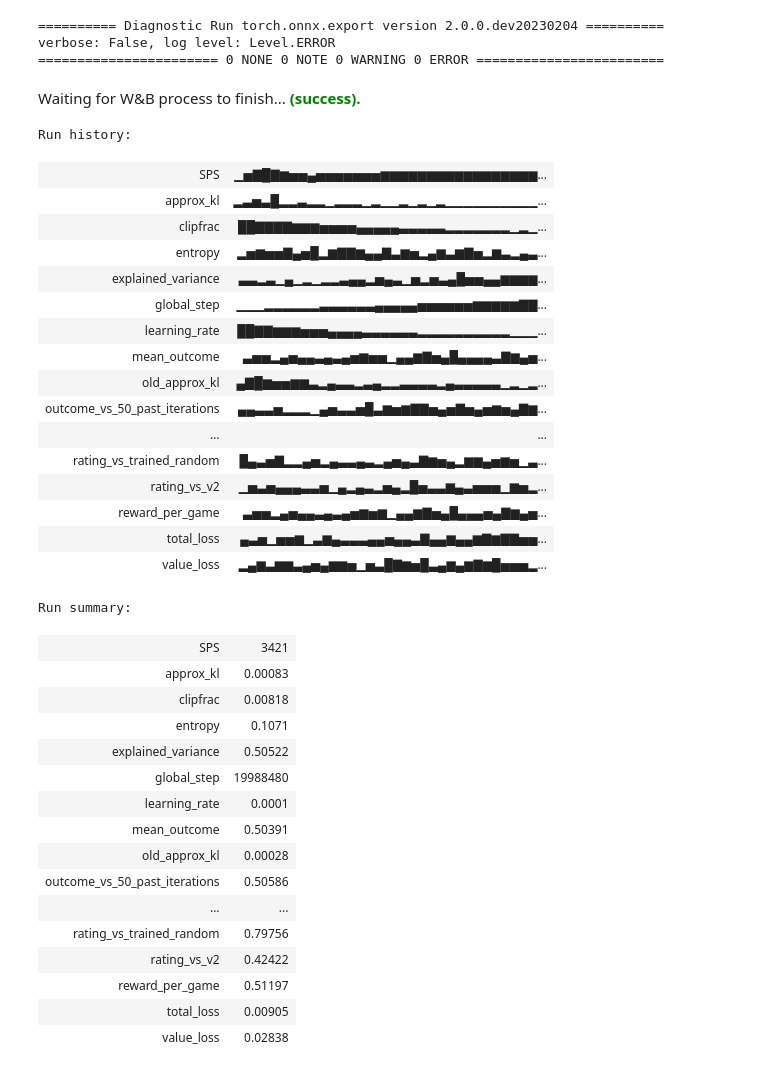
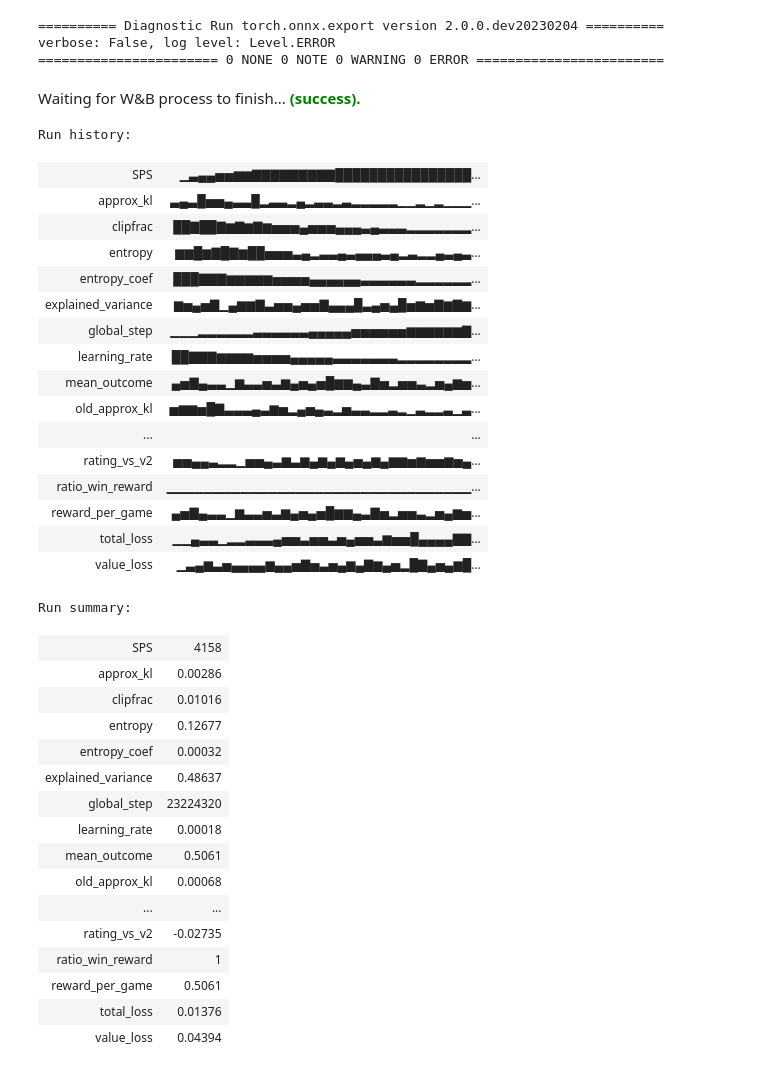
Before and after one commit to LetteraUnica/BriscolaBot, a Jupyter notebook: briscola.ipynb, the cells around one changed output. Cells and saved outputs as stored; diff of their text form; code cells hidden in the pictures.

Commit message:
add only_win_reward.pt

```diff
--- a/briscola.ipynb
+++ b/briscola.ipynb
@@ -32,21 +32,22 @@ params = {
     "n_envs" : 2048,
     "n_steps": Constants.deck_cards // 2,
     "lr": 1e-3,
-    "lr_decay": 0.995,
+    "lr_decay": 0.997,
     "lr_min": 1e-4,
-    "mini_batch_size": 1024,
-    "total_timesteps": 20_000_000,
+    "mini_batch_size": 2048,
+    "total_timesteps": 50_000_000,
     "gamma": 1.,
-    "lambda": 0.95,
+    "lambda": 0.9,
     "update_epochs": 2,
     "clip_coef": 0.2,
     "normalize_advantage": True,
     "clip_value_loss": True,
     "value_coef": 0.5,
     "entropy_coef": 1e-3,
-    "entropy_decay": 0.995,
+    "entropy_decay": 0.998,
     "max_grad_norm": 0.5,
-    "ratio_win_reward": 0.8,
+    "ratio_win_reward": 1.,
+    "win_reward_increase": 0.0004,
     "n_opponents": 4,
     "self_play_opponents": 2,
     "max_pool_size": 128,
@@ -59,7 +60,7 @@ params["batch_size"] = params["n_envs"] * params["n_steps"]
 params["num_updates"] = params["total_timesteps"] // params["batch_size"]
 # %%
 run = wandb.init(
-        name="continue training 2",
+        name="improve best",
         project="briscolaBot",
         entity="lettera",
         config=params,
@@ -309,45 +288,45 @@ export_to_onnx(greedy_agent)
 verbose: False, log level: Level.ERROR
 ======================= 0 NONE 0 NOTE 0 WARNING 0 ERROR ========================
 # %%
-torch.save(player_policy.state_dict(), 'agent.pt')
+torch.save(player_policy.state_dict(), 'only_win_reward.pt')
 # Save as artifact for version control.
 artifact = wandb.Artifact('model', type='model')
-artifact.add_file('agent.pt')
+artifact.add_file('only_win_reward.pt')
 run.log_artifact(artifact)
 wandb.run.finish()
 # %% [output]
 Waiting for W&B process to finish... (success).
 Run history:
-| SPS | ▁▅▇█▇▆▅▅▄▅▅▅▅▅▅▅▆▆▆▆▆▆▆▆▆▆▆▆▆▆▆▆▆... |
-| approx_kl | ▂▃▅▃█▂▂▃▂▂▁▂▂▂▁▂▁▁▂▁▂▁▂▁▁▁▁▁▁▁▁▁▁... |
-| clipfrac | ██▇▇▇▇▆▆▆▅▅▅▅▄▄▄▄▄▃▃▃▃▃▂▂▂▂▂▂▂▁▂▁... |
-| entropy | ▂▅▆▅▅▇▄▅█▂▆▇▇▆▄▄▇▃▆▅▂▄▆▃▆▇▅▂▆▃▂▄▃... |
-| explained_variance | ▃▃▂▃▁▄▁▂▁▂▂▃▄▄▂▅▄▃▁▅▂▅▃▄█▅▅▄▄▆▆▆▆... |
-| global_step | ▁▁▁▂▂▂▂▂▂▃▃▃▃▃▃▄▄▄▄▄▅▅▅▅▅▅▆▆▆▆▆▇▇... |
-| learning_rate | ██▇▇▆▆▆▅▅▅▄▄▄▄▃▃▃▃▃▃▂▂▂▂▂▂▂▂▂▂▁▁▁... |
-| mean_outcome | ▃▅▅▂▄▅▄▄▃▄▃▄▅▆▅▅▁▄▄▆▇▅▄█▄▄▄▄▃▇▆▄▅... |
-| old_approx_kl | ▄▇█▆▅▅▆▆▃▂▄▃▃▂▃▄▂▂▃▃▃▃▂▄▃▃▃▃▃▁▂▁▂... |
-| outcome_vs_50_past_iterations | ▄▄▃▃▅▂▂▂▁▄▅▃▃▅█▃▆▅▆▇▇▅▄▅▇▅▄▅▆▅▄▇▆... |
+| SPS | ▁▃▄▄▅▅▆▆▇▇▇▇▇▇▇▇▇████████████████... |
+| approx_kl | ▃▄▃█▅▅▄▃▃█▂▃▃▂▄▂▃▃▂▃▂▂▂▂▂▁▁▂▁▂▁▁▁... |
+| clipfrac | ██▇██▇▆▇▆▇▆▅▅▅▄▅▅▅▄▄▄▃▄▃▃▃▂▂▂▂▂▂▂... |
+| entropy | ▆▆█▆▇█▇▆██▅▅▅▃▄▂▃▃▄▃▄▄▄▃▄▂▃▂▂▄▃▄▃... |
+| entropy_coef | ███▇▇▇▆▆▆▆▆▅▅▅▅▄▄▄▄▄▄▃▃▃▃▃▃▂▂▂▂▂▂... |
+| explained_variance | ▆▅▄▅▇▁▄▆▆▇▃▅▅▄▅▅▇▄▄▄█▃▄▅▄█▅▆▅▇▆▇▆... |
+| global_step | ▁▁▁▂▂▂▂▂▂▃▃▃▃▃▃▄▄▄▄▄▅▅▅▅▅▅▆▆▆▆▆▆▇... |
+| learning_rate | ██▇▇▇▆▆▆▆▅▅▅▅▄▄▄▄▄▃▃▃▃▃▃▃▂▂▂▂▂▂▂▂... |
+| mean_outcome | ▄▅▇▄▃▃▁▆▃▃▅▃▆▄▅▄▅█▆▆▄▃▇▅▂▅▅▃▂▅▄▆▅... |
+| old_approx_kl | ▅▆▆▅█▇▃▃▃▄▃▆▅▂▄▅▄▃▂▅▃▃▂▂▃▂▁▃▂▂▃▁▃... |
 | ... | ... |
-| rating_vs_trained_random | █▄▃▅▇▂▂▄▅▂▄▃▃▄▃▂▄▅▄▃▇▆▅▄▂▆▆▄▅▆▅▁▃... |
-| rating_vs_v2 | ▁▅▃▅▄▄▄▃▃▅▁▄▂▄▃▂▅▄▂█▅▃▃▆▄▃▅▅▅▁▆▅▂... |
-| reward_per_game | ▃▅▅▂▄▅▄▄▃▄▃▄▅▆▅▆▁▄▄▆▇▅▄█▄▄▄▅▄▇▆▄▅... |
-| total_loss | ▄▃▅▁▅▅▆▁▃▆▄▃▃▃▄▄▅▄▄▃▇▄▄▆▄▄▆▇▆▇▇▅▅... |
-| value_loss | ▂▄▆▃▆▆▃▄▅▄▆▆▅▁▅▃█▇▆▅█▃▄▆▄▆▇▆█▅▅▅▂... |
+| rating_vs_v2 | ▅▅▄▄▃▂▂▁▅▅▄▃▆▃▆▄▆▄▆▄▅▄▆▄▆▆▅▆▅▅▆▅▄... |
+| ratio_win_reward | ▁▁▁▁▁▁▁▁▁▁▁▁▁▁▁▁▁▁▁▁▁▁▁▁▁▁▁▁▁▁▁▁▁... |
+| reward_per_game | ▄▅▇▄▃▃▁▆▃▃▅▃▆▄▅▄▅█▆▆▄▃▇▅▂▅▅▃▂▅▄▆▅... |
+| total_loss | ▁▁▄▃▃▁▂▂▃▃▃▄▅▅▃▅▅▃▅▄▅▅▃▆▅▅█▄▄▄▄▇▇... |
+| value_loss | ▁▃▄▆▃▅▄▄▄▄▆▄▄▅▇▅▃▅▄▆▄▇▆▄▅▂█▇▄▅▄▆█... |
 Run summary:
-| SPS | 3421 |
-| approx_kl | 0.00083 |
-| clipfrac | 0.00818 |
-| entropy | 0.1071 |
-| explained_variance | 0.50522 |
-| global_step | 19988480 |
-| learning_rate | 0.0001 |
-| mean_outcome | 0.50391 |
-| old_approx_kl | 0.00028 |
-| outcome_vs_50_past_iterations | 0.50586 |
+| SPS | 4158 |
+| approx_kl | 0.00286 |
+| clipfrac | 0.01016 |
+| entropy | 0.12677 |
+| entropy_coef | 0.00032 |
+| explained_variance | 0.48637 |
+| global_step | 23224320 |
+| learning_rate | 0.00018 |
+| mean_outcome | 0.5061 |
+| old_approx_kl | 0.00068 |
 | ... | ... |
-| rating_vs_trained_random | 0.79756 |
-| rating_vs_v2 | 0.42422 |
-| reward_per_game | 0.51197 |
-| total_loss | 0.00905 |
-| value_loss | 0.02838 |
+| rating_vs_v2 | -0.02735 |
+| ratio_win_reward | 1 |
+| reward_per_game | 0.5061 |
+| total_loss | 0.01376 |
+| value_loss | 0.04394 |
```
Also changed, not shown: parts of 5 cells of this notebook, 3 other files.
